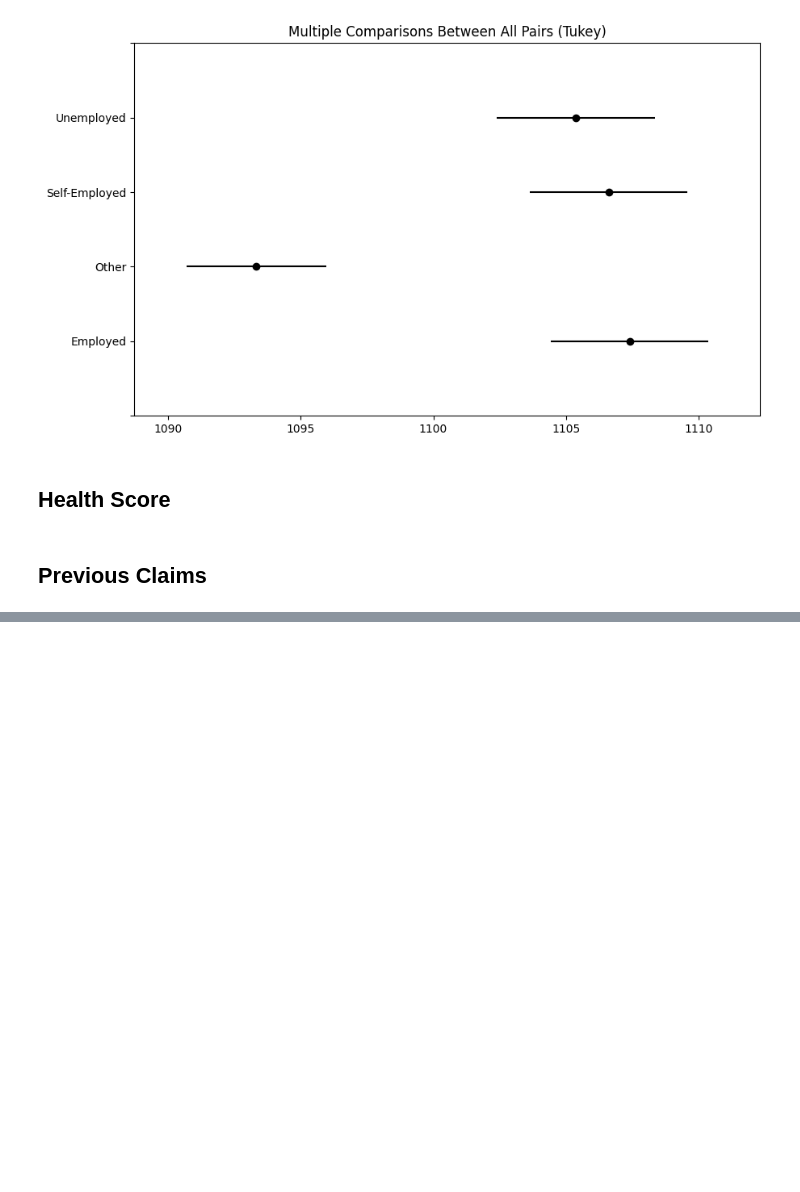
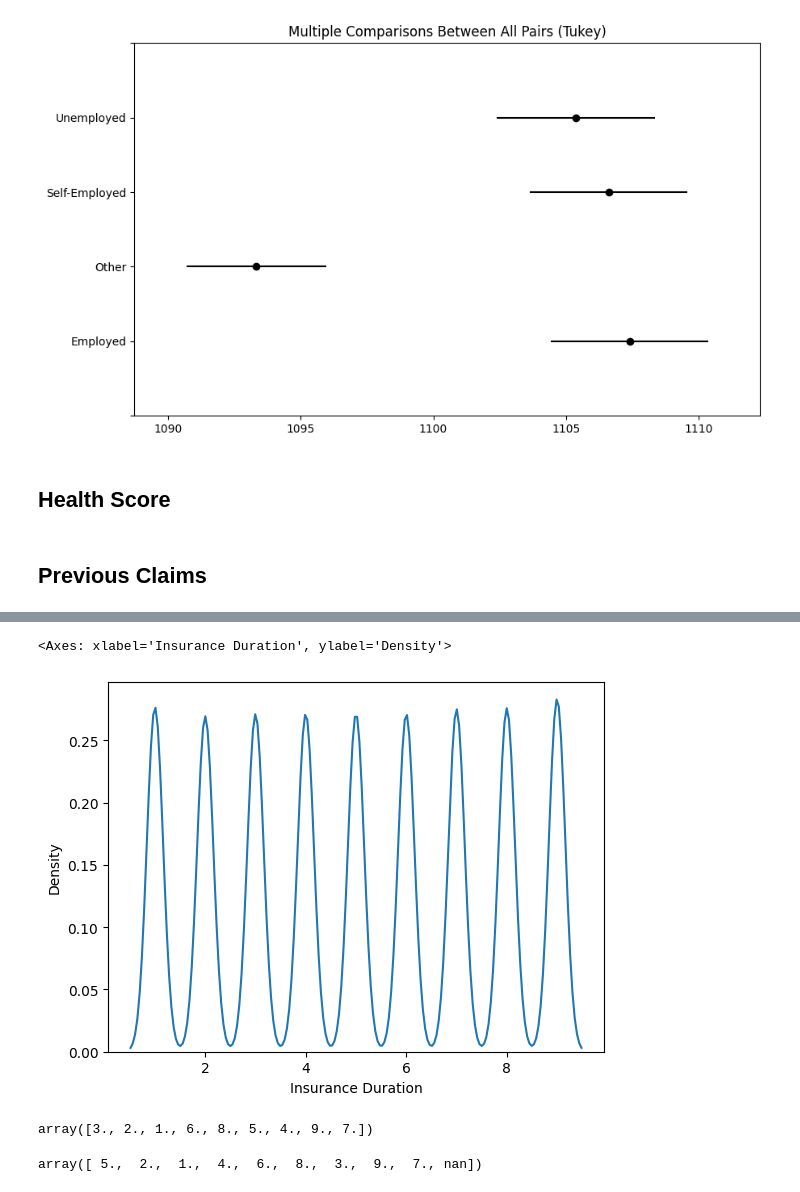
Before and after one commit to Anqi-Wang-aug/kaggle-competition-premium-regression, a Jupyter notebook: script.ipynb, the cells around one changed output, grey strips where cells are left out. Saved outputs shown, nothing was run; the diff lists cells and outputs as text; code cells hidden in the pictures; blank space fills up the shorter version.

```diff
--- a/script.ipynb
+++ b/script.ipynb
@@ -368,0 +378,13 @@ test['Previous Claims'].fillna(0, inplace=True)
+# %%
+sns.kdeplot(non_null_credit['Insurance Duration'])
+# %% [output]
+<Axes: xlabel='Insurance Duration', ylabel='Density'>
+[figure, added]
+# %%
+null_credit['Insurance Duration'].unique()
+# %% [output]
+array([3., 2., 1., 6., 8., 5., 4., 9., 7.])
+# %%
+non_null_credit['Insurance Duration'].unique()
+# %% [output]
+array([ 5.,  2.,  1.,  4.,  6.,  8.,  3.,  9.,  7., nan])
```
Also changed, not shown: parts of 9 cells of this notebook.
